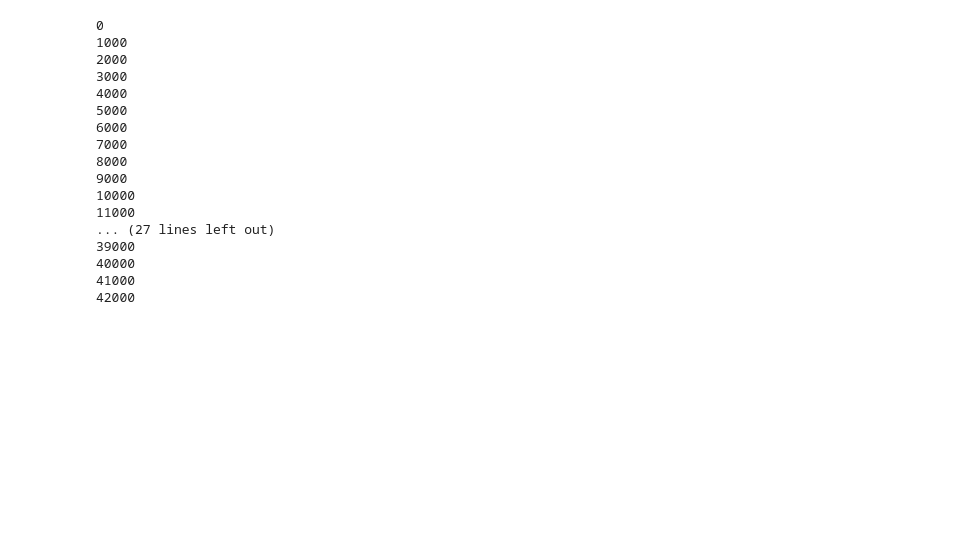
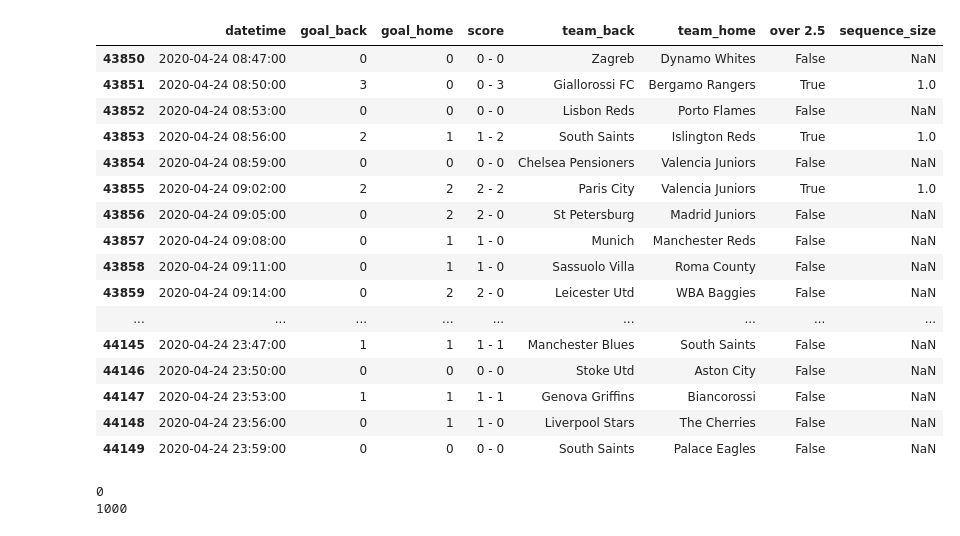
Before and after one commit to nomadbitcoin/ten_minutes_prediction, a Jupyter notebook: futebol_virtual/analysis.ipynb, the cells around one changed output. Cells and saved outputs as stored; diff of their text form; code cells hidden in the pictures; blank space fills up the shorter version.

```diff
--- a/futebol_virtual/analysis.ipynb
+++ b/futebol_virtual/analysis.ipynb
@@ -20,0 +19,21 @@ df.head()
+# %%
+df['over 2.5'] = False
+# %%
+# SE A SOMA DOS GOLS DA PARTIDA FOREM MAIOR QUE 2 IRA MUDAR PARA TRUE
+for row, content in df[['goal_home', 'goal_back']].T.iteritems():
+    soma = int(content['goal_home']) + int(content['goal_back'])
+    if soma > 2:
+        df.loc[row, 'over 2.5'] = True
+# %%
+df['sequence_size'] = np.nan
+# %%
+count = 0
+for row, content in enumerate(df['over 2.5']):
+    if content == False:
+        count +=1
+    else:
+        df.loc[row, 'sequence_size'] = int(count)
+        count = 0
+
+    if row % 1000 == 0:
+        print('{} rows processed'.format(row))
@@ -21,30 +66,35 @@ df.head()
+# %%
+df.tail(300)
+# %% [output]
+|  | datetime | goal_back | goal_home | score | team_back | team_home | over 2.5 | sequence_size |
+| 43850 | 2020-04-24 08:47:00 | 0 | 0 | 0 - 0 | Zagreb | Dynamo Whites | False | NaN |
+| 43851 | 2020-04-24 08:50:00 | 3 | 0 | 0 - 3 | Giallorossi FC | Bergamo Rangers | True | 1.0 |
+| 43852 | 2020-04-24 08:53:00 | 0 | 0 | 0 - 0 | Lisbon Reds | Porto Flames | False | NaN |
+| 43853 | 2020-04-24 08:56:00 | 2 | 1 | 1 - 2 | South Saints | Islington Reds | True | 1.0 |
+| 43854 | 2020-04-24 08:59:00 | 0 | 0 | 0 - 0 | Chelsea Pensioners | Valencia Juniors | False | NaN |
+| 43855 | 2020-04-24 09:02:00 | 2 | 2 | 2 - 2 | Paris City | Valencia Juniors | True | 1.0 |
+| 43856 | 2020-04-24 09:05:00 | 0 | 2 | 2 - 0 | St Petersburg | Madrid Juniors | False | NaN |
+| 43857 | 2020-04-24 09:08:00 | 0 | 1 | 1 - 0 | Munich | Manchester Reds | False | NaN |
+| 43858 | 2020-04-24 09:11:00 | 0 | 1 | 1 - 0 | Sassuolo Villa | Roma County | False | NaN |
+| 43859 | 2020-04-24 09:14:00 | 0 | 2 | 2 - 0 | Leicester Utd | WBA Baggies | False | NaN |
+| ... | ... | ... | ... | ... | ... | ... | ... | ... |
+| 44145 | 2020-04-24 23:47:00 | 1 | 1 | 1 - 1 | Manchester Blues | South Saints | False | NaN |
+| 44146 | 2020-04-24 23:50:00 | 0 | 0 | 0 - 0 | Stoke Utd | Aston City | False | NaN |
+| 44147 | 2020-04-24 23:53:00 | 1 | 1 | 1 - 1 | Genova Griffins | Biancorossi | False | NaN |
+| 44148 | 2020-04-24 23:56:00 | 0 | 1 | 1 - 0 | Liverpool Stars | The Cherries | False | NaN |
+| 44149 | 2020-04-24 23:59:00 | 0 | 0 | 0 - 0 | South Saints | Palace Eagles | False | NaN |
 # %%
 #PARA JUNTAR AS COLUNAS DE TIME DATE EM UMA SO
-for row, content in df.T.iteritems():
+for row, content in df2.T.iteritems():
     datee = content['date'] + ' ' + content['time']
-    df.loc[row, 'datetime'] = datee
+    df2.loc[row, 'datetime'] = datee
 
     if (row % 1000) == 0:
         print(row)
 
-df.drop(['date', 'time'], axis=1, inplace=True)
+df2.drop(['date', 'time'], axis=1, inplace=True)
 # %% [output]
 0
 1000
-2000
-3000
-4000
-5000
-6000
-7000
-8000
-9000
-10000
-11000
-... (27 lines left out)
-39000
-40000
-41000
-42000
 # %%
 # PARA SEPARAR OS GOLS DE CASA E FORA
```
Also changed, not shown: parts of 27 cells of this notebook, 31 other files.
